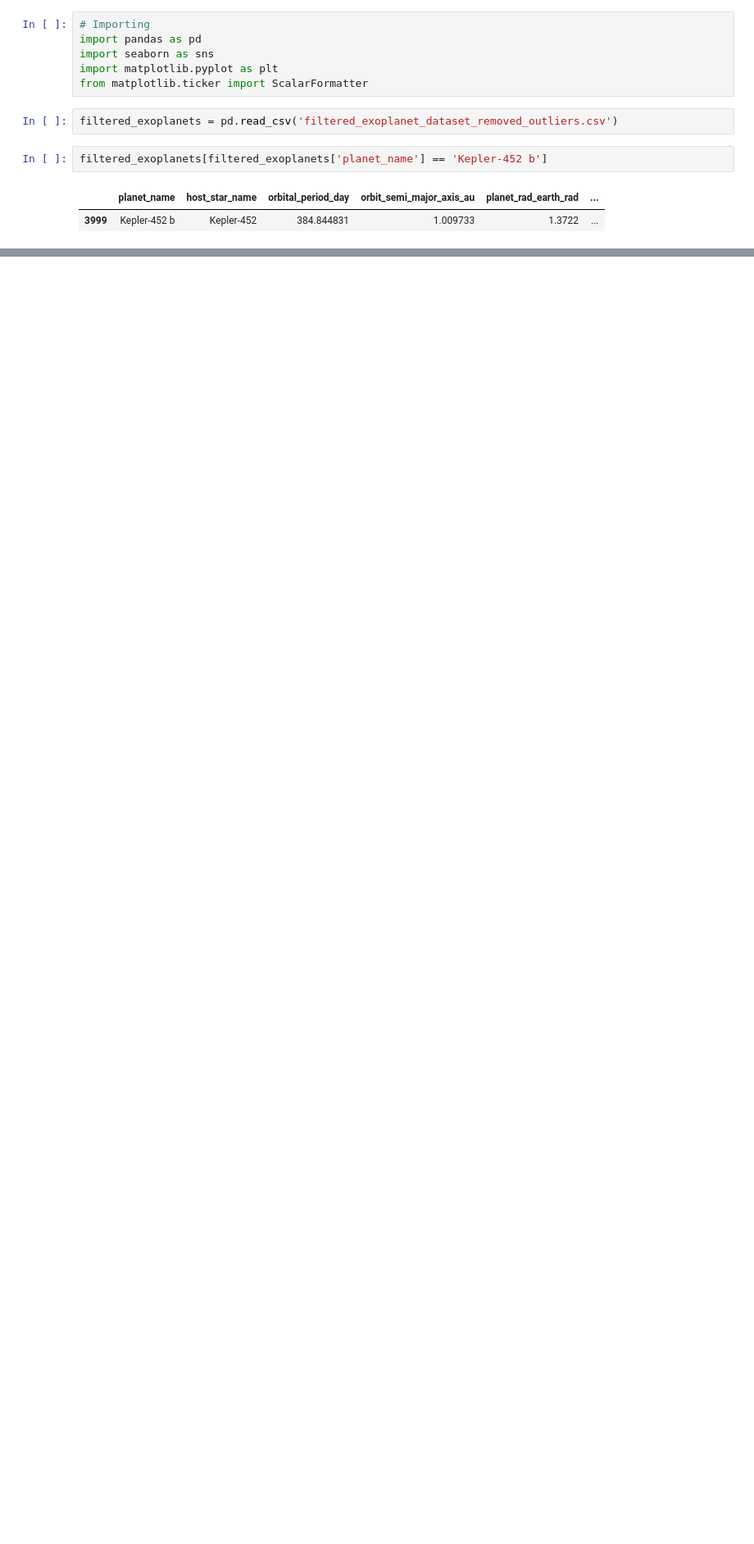
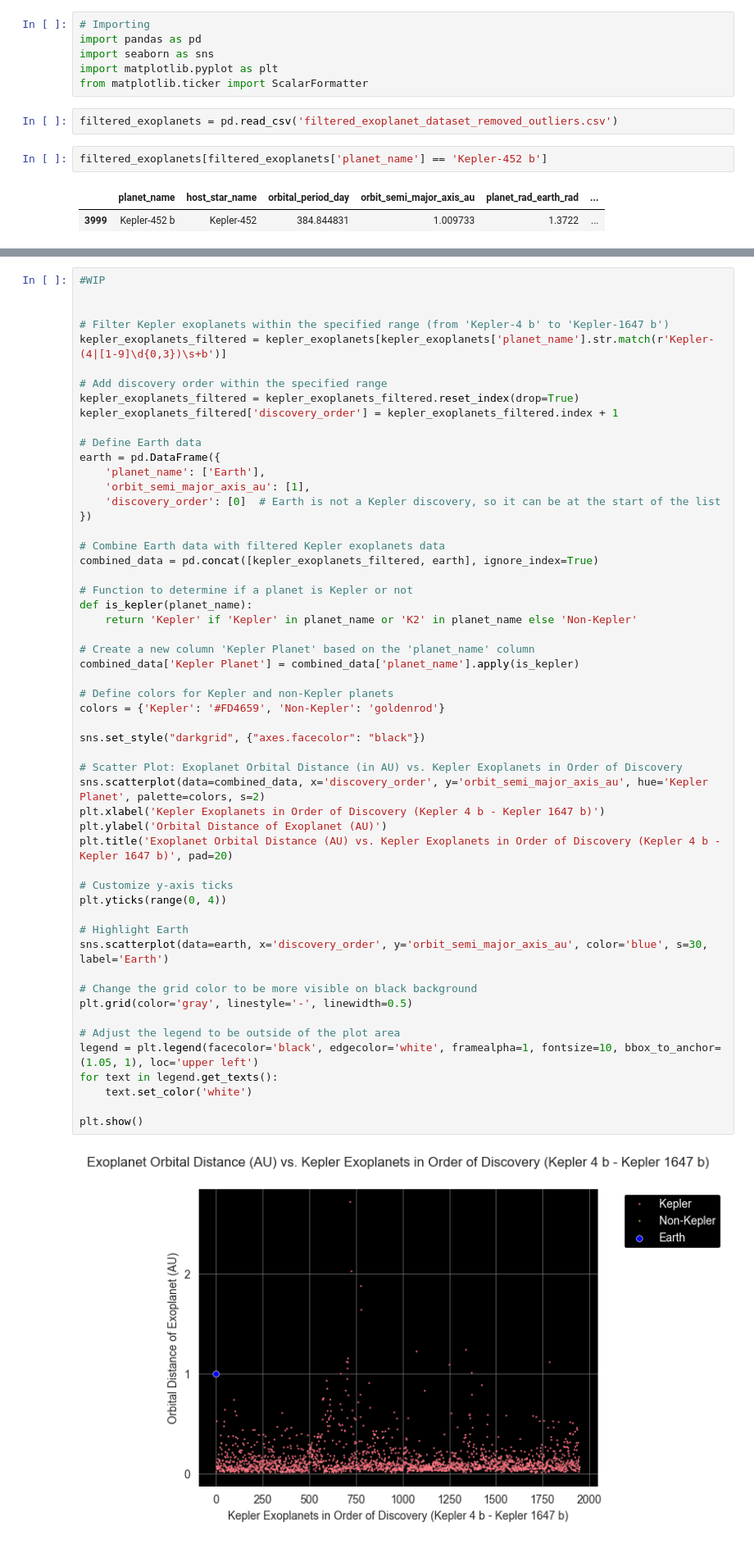
Before and after one commit to Graviton12/Exoplanet-Data-Analysis, a Jupyter notebook: exoplanetScatterplots.ipynb, the cells around one changed output, grey strips where cells are left out. Shown at 82% size. Drawn from its saved outputs; the diff is of its cells as text; blank space fills up the shorter version.

```diff
--- a/exoplanetScatterplots.ipynb
+++ b/exoplanetScatterplots.ipynb
@@ -263,0 +365,56 @@ plt.show()
+# %%
+#WIP
+
+
+# Filter Kepler exoplanets within the specified range (from 'Kepler-4 b' to 'Kepler-1647 b')
+kepler_exoplanets_filtered = kepler_exoplanets[kepler_exoplanets['planet_name'].str.match(r'Kepler-(4|[1-9]\d{0,3})\s+b')]
+
+# Add discovery order within the specified range
+kepler_exoplanets_filtered = kepler_exoplanets_filtered.reset_index(drop=True)
+kepler_exoplanets_filtered['discovery_order'] = kepler_exoplanets_filtered.index + 1
+
+# Define Earth data
+earth = pd.DataFrame({
+    'planet_name': ['Earth'],
+    'orbit_semi_major_axis_au': [1],
+    'discovery_order': [0]  # Earth is not a Kepler discovery, so it can be at the start of the list
+})
+
+# Combine Earth data with filtered Kepler exoplanets data
+combined_data = pd.concat([kepler_exoplanets_filtered, earth], ignore_index=True)
+
+# Function to determine if a planet is Kepler or not
+def is_kepler(planet_name):
+    return 'Kepler' if 'Kepler' in planet_name or 'K2' in planet_name else 'Non-Kepler'
+
+# Create a new column 'Kepler Planet' based on the 'planet_name' column
+combined_data['Kepler Planet'] = combined_data['planet_name'].apply(is_kepler)
+
+# Define colors for Kepler and non-Kepler planets
+colors = {'Kepler': '#FD4659', 'Non-Kepler': 'goldenrod'}
+
+sns.set_style("darkgrid", {"axes.facecolor": "black"})
+
+# Scatter Plot: Exoplanet Orbital Distance (in AU) vs. Kepler Exoplanets in Order of Discovery
+sns.scatterplot(data=combined_data, x='discovery_order', y='orbit_semi_major_axis_au', hue='Kepler Planet', palette=colors, s=2)
+plt.xlabel('Kepler Exoplanets in Order of Discovery (Kepler 4 b - Kepler 1647 b)')
+plt.ylabel('Orbital Distance of Exoplanet (AU)')
+plt.title('Exoplanet Orbital Distance (AU) vs. Kepler Exoplanets in Order of Discovery (Kepler 4 b - Kepler 1647 b)', pad=20)
+
+# Customize y-axis ticks
+plt.yticks(range(0, 4))
+
+# Highlight Earth
+sns.scatterplot(data=earth, x='discovery_order', y='orbit_semi_major_axis_au', color='blue', s=30, label='Earth')
+
+# Change the grid color to be more visible on black background
+plt.grid(color='gray', linestyle='-', linewidth=0.5)
+
+# Adjust the legend to be outside of the plot area
+legend = plt.legend(facecolor='black', edgecolor='white', framealpha=1, fontsize=10, bbox_to_anchor=(1.05, 1), loc='upper left')
+for text in legend.get_texts():
+    text.set_color('white')
+
+plt.show()
+# %% [output]
+[figure, added]
```
Also changed, not shown: parts of 5 cells of this notebook.
